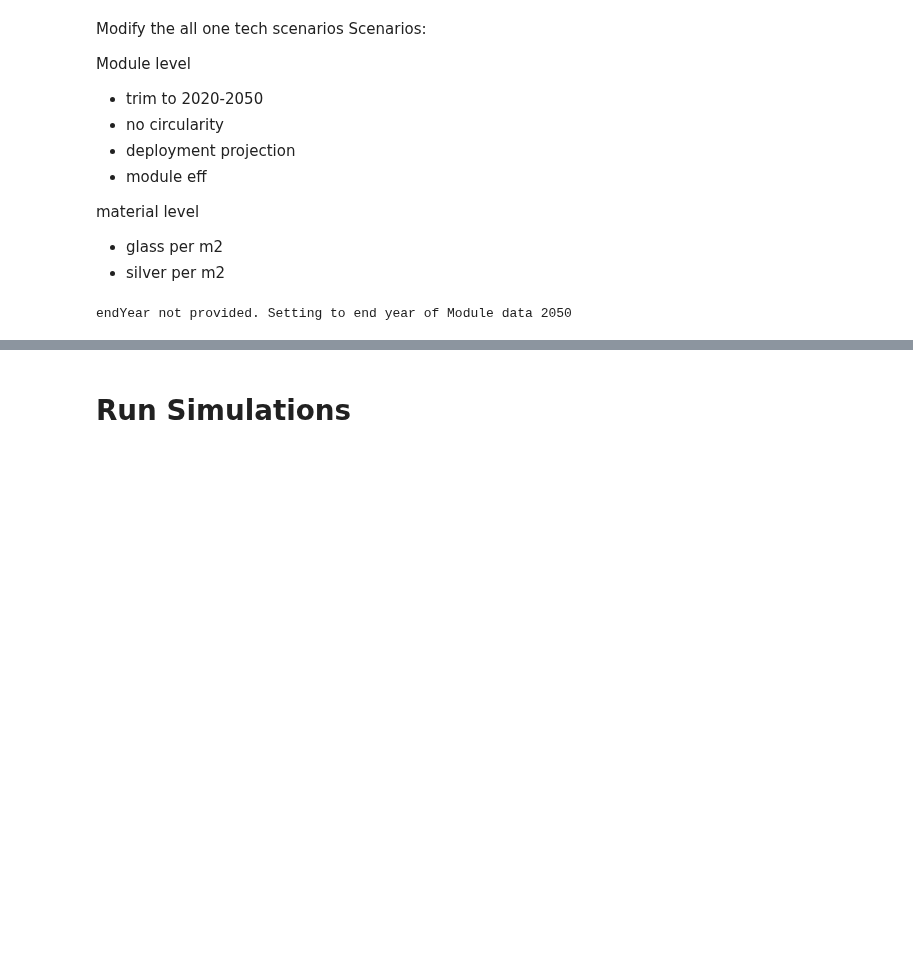
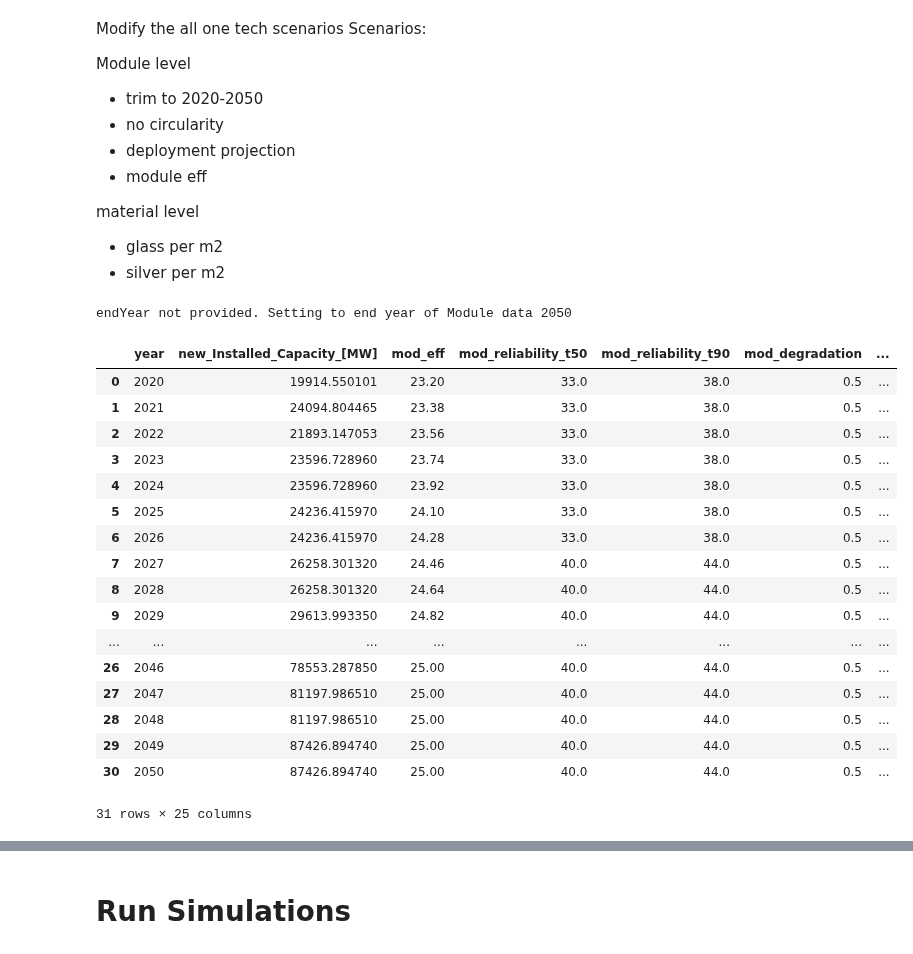
Before and after one commit to NREL/PV_ICE, a Jupyter notebook: docs/tutorials/16 - PERC vs SHJ vs TOPCon.ipynb, the cells around one changed output, grey strips where cells are left out. Cells and saved outputs as stored; diff of their text form; code cells hidden in the pictures; blank space fills up the shorter version.

```diff
--- a/docs/tutorials/16 - PERC vs SHJ vs TOPCon.ipynb
+++ b/docs/tutorials/16 - PERC vs SHJ vs TOPCon.ipynb
@@ -196,3 +231,9 @@ Pull in deployment projection
+# %%
+#historical 2020-2022 from Wood Mac
+history = sf_reeds_alts.loc[2020:2022,['Historically annual']]
+history.columns=['MW']
+projection = sf_reeds[['MW']]
+newdeploymentcurve = pd.concat([history,projection],axis=0)
 # %% [markdown]
 # Scenario Creation
 # %%
@@ -238,7 +279,7 @@ sim1.scenMod_noCircularity()
 #NEED TO PULL IN DEPLOYMENT PROJECTION
 
 for scen in scennames:
-    sim1.scenario[scen].dataIn_m.loc[0:len(installs_df['year']-1),'new_Installed_Capacity_[MW]'] = installs_df[scens]
+    sim1.scenario[scen].dataIn_m.loc[0:len(newdeploymentcurve.index-1),'new_Installed_Capacity_[MW]'] = newdeploymentcurve.values
 # %%
 #module eff
 #modeffs
@@ -253,3 +294,24 @@ for scen in scennames:
 #Aguse
 for scen in scennames:
     sim1.scenario[scen].material['silver'].matdataIn_m.loc[0:len(Aguse.index-1),'mat_massperm2'] = Aguse[scen].values
+# %%
+sim1.scenario[scen].dataIn_m
+# %% [output]
+|  | year | new_Installed_Capacity_[MW] | mod_eff | mod_reliability_t50 | mod_reliability_t90 | mod_degradation | ... |
+| 0 | 2020 | 19914.550101 | 23.20 | 33.0 | 38.0 | 0.5 | ... |
+| 1 | 2021 | 24094.804465 | 23.38 | 33.0 | 38.0 | 0.5 | ... |
+| 2 | 2022 | 21893.147053 | 23.56 | 33.0 | 38.0 | 0.5 | ... |
+| 3 | 2023 | 23596.728960 | 23.74 | 33.0 | 38.0 | 0.5 | ... |
+| 4 | 2024 | 23596.728960 | 23.92 | 33.0 | 38.0 | 0.5 | ... |
+| 5 | 2025 | 24236.415970 | 24.10 | 33.0 | 38.0 | 0.5 | ... |
+| 6 | 2026 | 24236.415970 | 24.28 | 33.0 | 38.0 | 0.5 | ... |
+| 7 | 2027 | 26258.301320 | 24.46 | 40.0 | 44.0 | 0.5 | ... |
+| 8 | 2028 | 26258.301320 | 24.64 | 40.0 | 44.0 | 0.5 | ... |
+| 9 | 2029 | 29613.993350 | 24.82 | 40.0 | 44.0 | 0.5 | ... |
+| ... | ... | ... | ... | ... | ... | ... | ... |
+| 26 | 2046 | 78553.287850 | 25.00 | 40.0 | 44.0 | 0.5 | ... |
+| 27 | 2047 | 81197.986510 | 25.00 | 40.0 | 44.0 | 0.5 | ... |
+| 28 | 2048 | 81197.986510 | 25.00 | 40.0 | 44.0 | 0.5 | ... |
+| 29 | 2049 | 87426.894740 | 25.00 | 40.0 | 44.0 | 0.5 | ... |
+| 30 | 2050 | 87426.894740 | 25.00 | 40.0 | 44.0 | 0.5 | ... |
+31 rows × 25 columns
```
Also changed, not shown: parts of 9 cells of this notebook, 3 other files.
